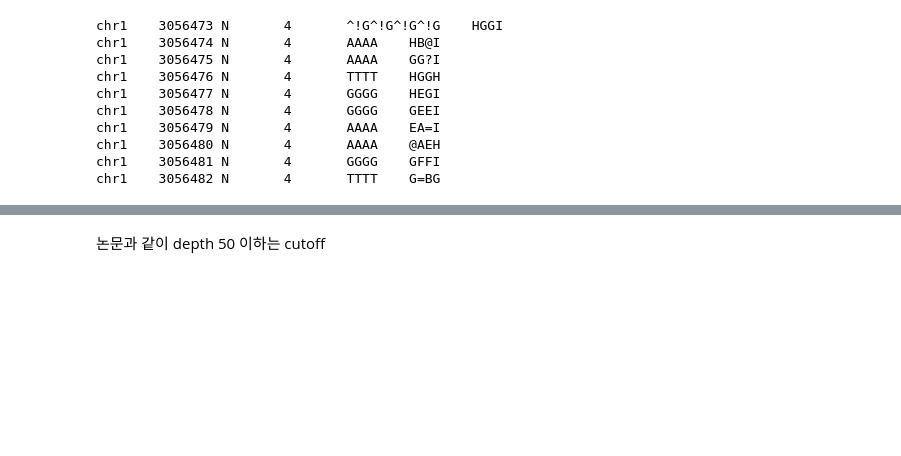
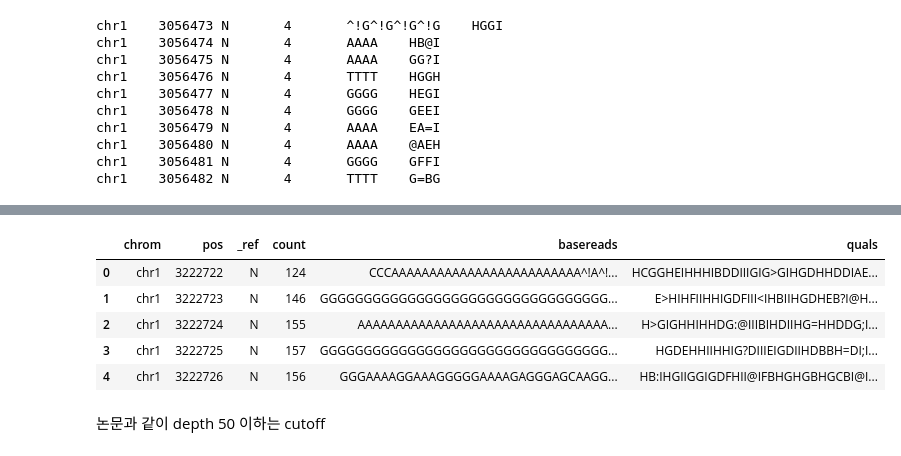
Before and after one commit to JS19563255/2022bioinfo1_project, a Jupyter notebook: myownproject/script.ipynb, the cells around one changed output, grey strips where cells are left out. Drawn from its saved outputs; the diff is of its cells as text; code cells hidden in the pictures; blank space fills up the shorter version.

```diff
--- a/myownproject/script.ipynb
+++ b/myownproject/script.ipynb
@@ -70,2 +103,11 @@ chr1    3056482 N       4       TTTT    G=BG
+# %%
+filtered_pileup.head()
+# %% [output]
+|  | chrom | pos | _ref | count | basereads | quals |
+| 0 | chr1 | 3222722 | N | 124 | CCCAAAAAAAAAAAAAAAAAAAAAAAAA^!A^!... | HCGGHEIHHHIBDDIIIGIG>GIHGDHHDDIAE... |
+| 1 | chr1 | 3222723 | N | 146 | GGGGGGGGGGGGGGGGGGGGGGGGGGGGGGGGG... | E>HIHFIIHHIGDFIII<IHBIIHGDHEB?I@H... |
+| 2 | chr1 | 3222724 | N | 155 | AAAAAAAAAAAAAAAAAAAAAAAAAAAAAAAAA... | H>GIGHHIHHDG:@IIIBIHDIIHG=HHDDG;I... |
+| 3 | chr1 | 3222725 | N | 157 | GGGGGGGGGGGGGGGGGGGGGGGGGGGGGGGGG... | HGDEHHIIHHIG?DIIIEIGDIIHDBBH=DI;I... |
+| 4 | chr1 | 3222726 | N | 156 | GGGAAAAGGAAAGGGGGAAAAGAGGGAGCAAGG... | HB:IHGIIGGIGDFHII@IFBHGHGBHGCBI@I... |
 # %% [markdown]
 논문과 같이 depth 50 이하는 cutoff
```
Also changed, not shown: parts of 10 cells of this notebook.
